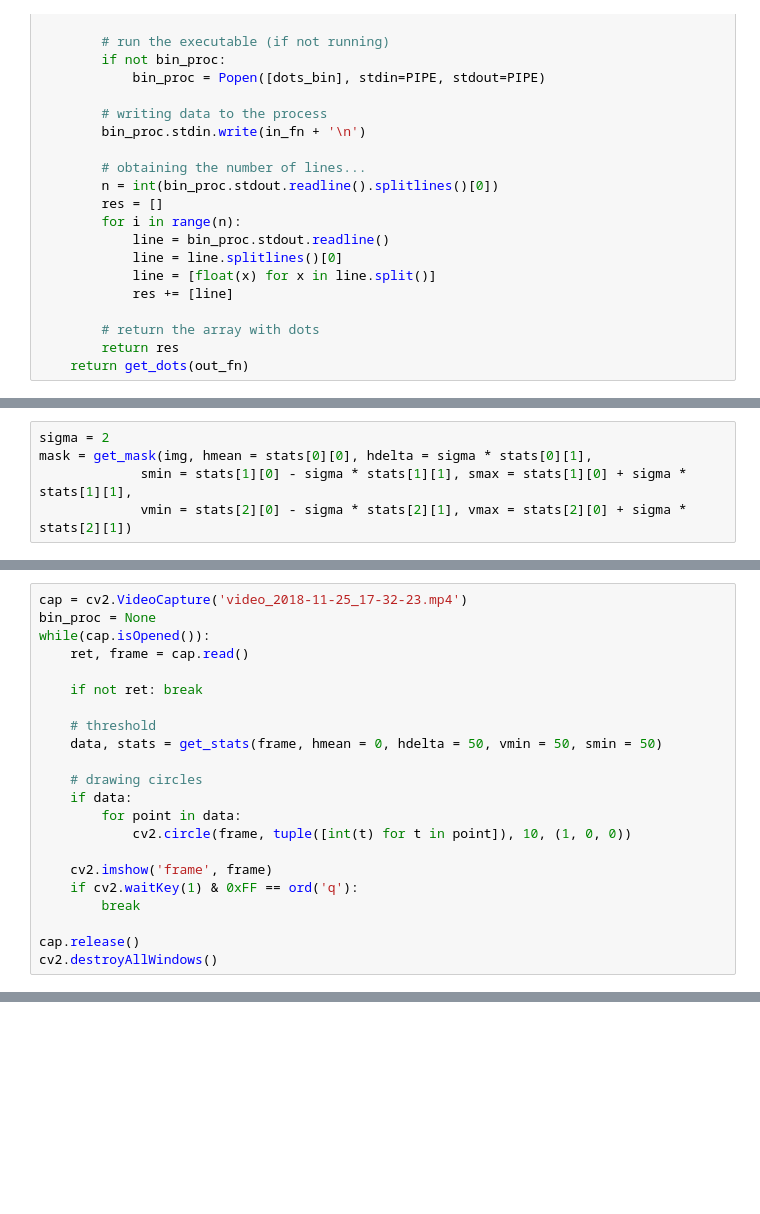
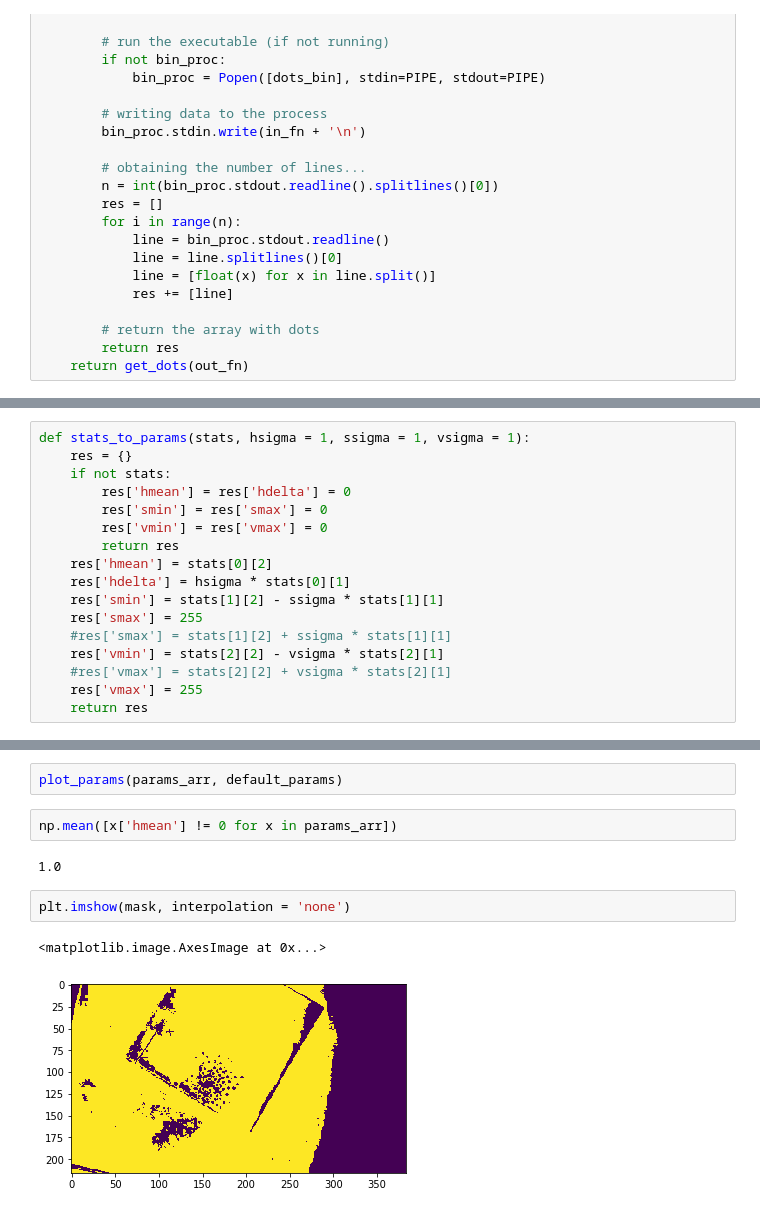
Before and after one commit to chili-epfl/qml-ar, a Jupyter notebook: notebooks/motionblur/DotsDetector.ipynb, the cells around one changed output, grey strips where cells are left out. Cells and saved outputs as stored; diff of their text form; blank space fills up the shorter version.

```diff
--- a/notebooks/motionblur/DotsDetector.ipynb
+++ b/notebooks/motionblur/DotsDetector.ipynb
@@ -137,5 +123,17 @@ plt.legend()
 # %%
-sigma = 2
-mask = get_mask(img, hmean = stats[0][0], hdelta = sigma * stats[0][1],
-             smin = stats[1][0] - sigma * stats[1][1], smax = stats[1][0] + sigma * stats[1][1],
-             vmin = stats[2][0] - sigma * stats[2][1], vmax = stats[2][0] + sigma * stats[2][1])
+def stats_to_params(stats, hsigma = 1, ssigma = 1, vsigma = 1):
+    res = {}
+    if not stats:
+        res['hmean'] = res['hdelta'] = 0
+        res['smin'] = res['smax'] = 0
+        res['vmin'] = res['vmax'] = 0
+        return res
+    res['hmean'] = stats[0][2]
+    res['hdelta'] = hsigma * stats[0][1]
+    res['smin'] = stats[1][2] - ssigma * stats[1][1]
+    res['smax'] = 255
+    #res['smax'] = stats[1][2] + ssigma * stats[1][1]
+    res['vmin'] = stats[2][2] - vsigma * stats[2][1]
+    #res['vmax'] = stats[2][2] + vsigma * stats[2][1]
+    res['vmax'] = 255
+    return res
@@ -148,22 +139,0 @@ plt.show()
-# %%
-cap = cv2.VideoCapture('video_2018-11-25_17-32-23.mp4')
-bin_proc = None
-while(cap.isOpened()):
-    ret, frame = cap.read()
-
-    if not ret: break
-
-    # threshold
-    data, stats = get_stats(frame, hmean = 0, hdelta = 50, vmin = 50, smin = 50)
-
-    # drawing circles
-    if data:
-        for point in data:
-            cv2.circle(frame, tuple([int(t) for t in point]), 10, (1, 0, 0))
-
-    cv2.imshow('frame', frame)
-    if cv2.waitKey(1) & 0xFF == ord('q'):
-        break
-
-cap.release()
-cv2.destroyAllWindows()
@@ -189,0 +238,11 @@ cv2.destroyAllWindows()
+# %%
+plot_params(params_arr, default_params)
+# %%
+np.mean([x['hmean'] != 0 for x in params_arr])
+# %% [output]
+1.0
+# %%
+plt.imshow(mask, interpolation = 'none')
+# %% [output]
+<matplotlib.image.AxesImage at 0x...>
+[figure, added]
```
Also changed, not shown: parts of 19 cells of this notebook, 1 other file.
